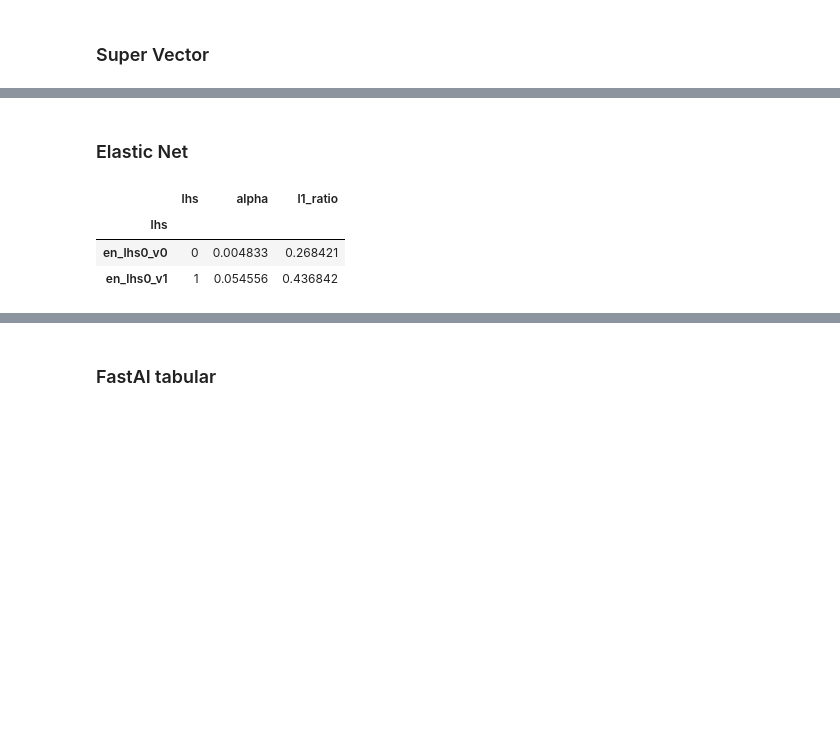
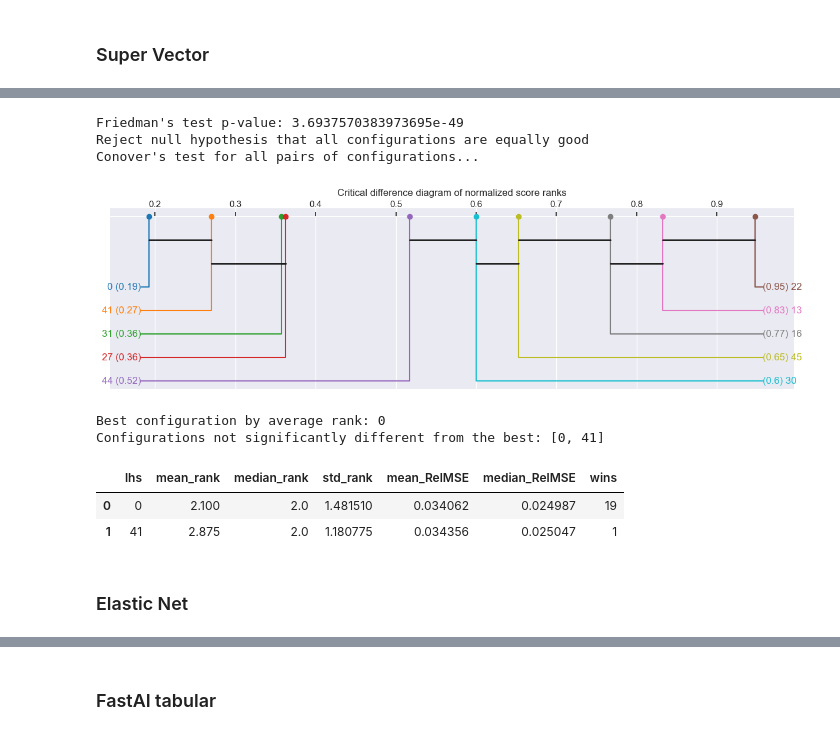
Before and after one commit to jismartin/GlassBoxEVM, a Jupyter notebook: model_selection.ipynb, the cells around one changed output, grey strips where cells are left out. Drawn from its saved outputs; the diff is of its cells as text; code cells hidden in the pictures; blank space fills up the shorter version.

```diff
--- a/model_selection.ipynb
+++ b/model_selection.ipynb
@@ -287,0 +364,33 @@ df_sv_param.loc[data.mean(axis=0).sort_values(ascending=True).head(5).index,:]
+# %%
+# Load the results for the specified model
+model='sv'
+results=load_results(model,Path(results_dir))
+
+# Order by their average rank across projects
+
+# Build a matrix with RelMSE values for the specified model
+data=(results.loc[results['model']==model,['lhs','project','RelMSE']].
+    pivot(index='project',columns='lhs',values='RelMSE')) # 40x50=2000 samples
+
+# Rank the hyperparameter configurations for each project (lower RelMSE gets better rank)
+ranks = data.rank(axis=1, ascending=True, method="average")
+
+# Summarize the performance of each hyperparameter configuration
+summary = pd.DataFrame({
+    "mean_rank": ranks.mean(),
+    "median_rank": ranks.median(),
+    "std_rank": ranks.std(),
+    "mean_RelMSE": data.mean(),
+    "median_RelMSE": data.median(),
+    "wins": data.idxmin(axis=1).value_counts(),
+})
+summary["wins"] = summary["wins"].fillna(0).astype(int)
+
+summary = (
+    summary
+    .sort_values(["mean_rank", "mean_RelMSE"])
+    .reset_index()
+    .rename(columns={"index": "lhs"})
+)
+
+summary.head(10)
@@ -287,0 +409,20 @@ df_sv_param.loc[data.mean(axis=0).sort_values(ascending=True).head(5).index,:]
+# %%
+# Statistical comparison of top 10 hyperparameter configurations
+topk=summary.head(10).lhs.tolist()
+data=(results.loc[(results['model']==model) & (results['lhs'].isin(topk)),['lhs','project','RelMSE']].
+    pivot(index='project',columns='lhs',values='RelMSE'))
+comparison = model_comparison(data)
+best_lhs = comparison["best_lhs"] # best configuration by average rank
+best_group = comparison["best_not_significantly_different"] # configurations not significantly different from the best one
+
+summary[summary['lhs'].isin(best_group)].sort_values('mean_rank')
+# %% [output]
+Friedman's test p-value: 3.6937570383973695e-49
+Reject null hypothesis that all configurations are equally good
+Conover's test for all pairs of configurations...
+[figure, added]
+Best configuration by average rank: 0
+Configurations not significantly different from the best: [0, 41]
+|  | lhs | mean_rank | median_rank | std_rank | mean_RelMSE | median_RelMSE | wins |
+| 0 | 0 | 2.100 | 2.0 | 1.481510 | 0.034062 | 0.024987 | 19 |
+| 1 | 41 | 2.875 | 2.0 | 1.180775 | 0.034356 | 0.025047 | 1 |
@@ -288,13 +432,2 @@ df_sv_param.loc[data.mean(axis=0).sort_values(ascending=True).head(5).index,:]
 # %% [markdown]
 ### Elastic Net
-# %%
-# Hyperparamters for Elastic Net
-model='en'
-df_en_param=pd.read_csv(os.path.join("./model_selection/",f"lhs{n_trial}_{model}_parameters.csv"))
-df_en_param.index=f"{model}_lhs{n_trial}_v" + df_en_param['lhs'].astype(str)
-df_en_param.head(2)
-# %% [output]
-|  | lhs | alpha | l1_ratio |
-| lhs |  |  |  |
-| en_lhs0_v0 | 0 | 0.004833 | 0.268421 |
-| en_lhs0_v1 | 1 | 0.054556 | 0.436842 |
```
Also changed, not shown: parts of 68 cells of this notebook, 53 other files.
